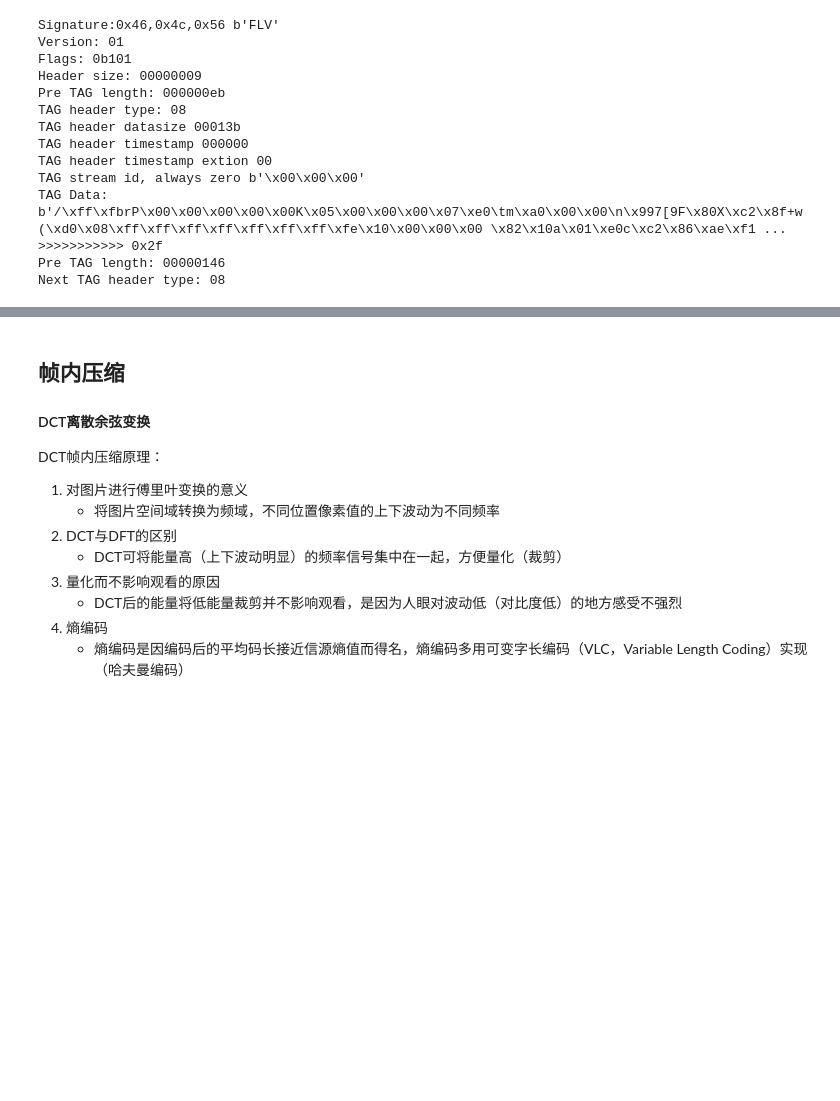
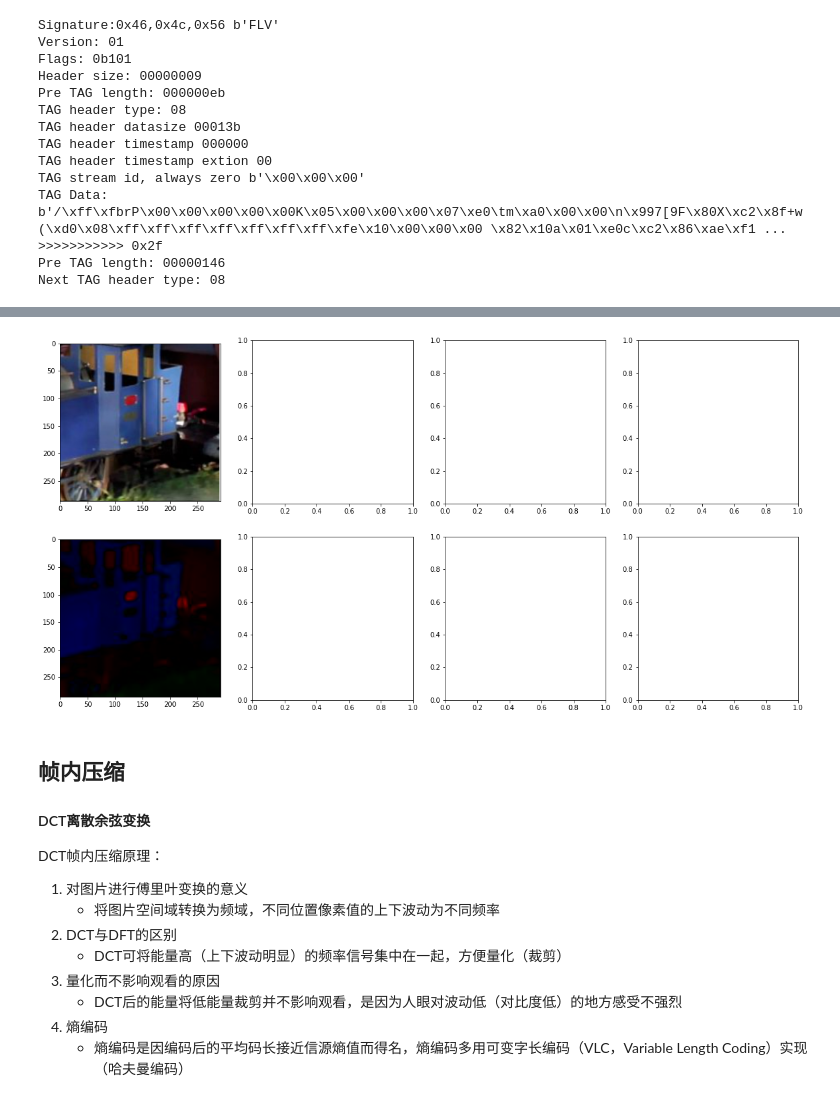
Before and after one commit to lljyangfan/video-encode, a Jupyter notebook: h264.ipynb, the cells around one changed output, grey strips where cells are left out. Saved outputs shown, nothing was run; the diff lists cells and outputs as text; code cells hidden in the pictures; blank space fills up the shorter version.

```diff
--- a/h264.ipynb
+++ b/h264.ipynb
@@ -148,6 +190,21 @@ for (int i = 0; i < height; i++)
 #### 不同色度效果展示
 最后一行图像展示了色度的分辨率
 ![yuv_emrge](chroma_subsampling_examples.jpg)
+# %%
+import cv2
+import numpy as np
+import matplotlib.pyplot as plt
+
+img = cv2.imread('yuv444.png')
+img_yuv = cv2.cvtColor(img, cv2.COLOR_BGR2YUV)
+fig, axs = plt.subplots(2, 4)
+fig.set_size_inches(20, 10, forward=True)
+axs[0,0].imshow(cv2.cvtColor(img_yuv, cv2.COLOR_YUV2RGB))
+img_yuv[:,:,0] = 0
+axs[1,0].imshow(cv2.cvtColor(img_yuv, cv2.cv2.COLOR_YUV2RGB))
+plt.show()
+# %% [output]
+[figure, added]
 # %% [markdown]
 ## 帧内压缩
 #### DCT离散余弦变换
```
Also changed, not shown: parts of 1 cell of this notebook, 1 other file.
